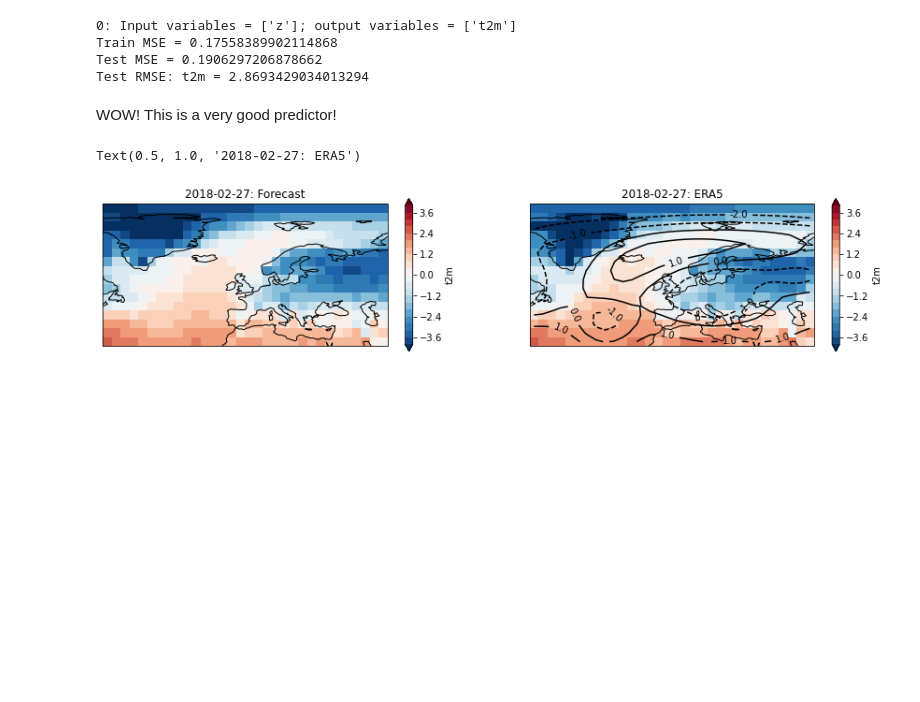
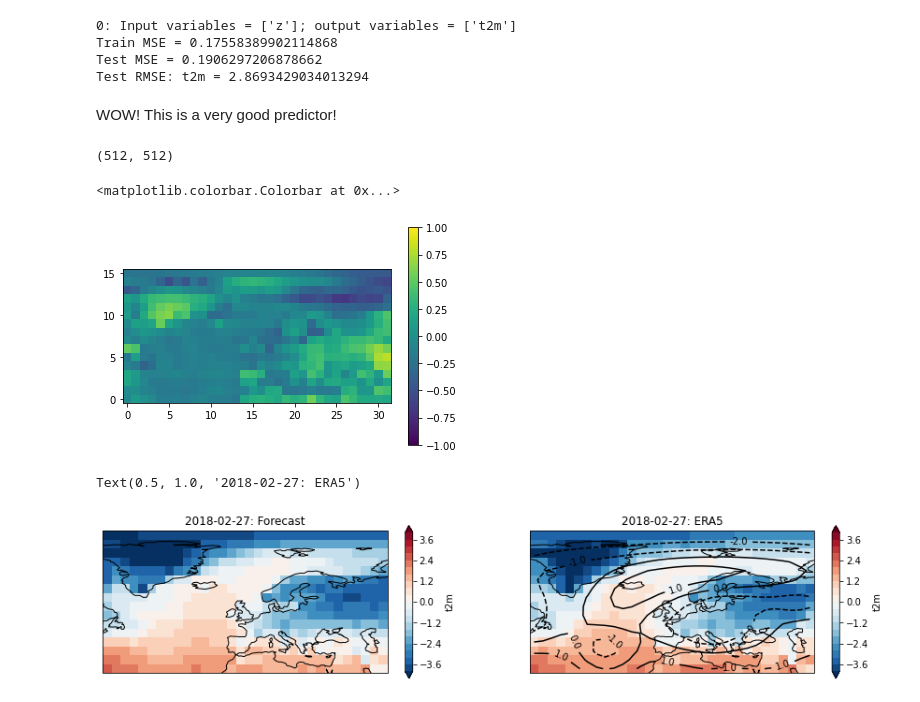
Before and after one commit to steidani/ParetoBoost, a Jupyter notebook: notebooks/01_predict_t2m_europe.ipynb, the cells around one changed output. Drawn from its saved outputs; the diff is of its cells as text; code cells hidden in the pictures; blank space fills up the shorter version.

```diff
--- a/notebooks/00_predict_t2m_europe.ipynb
+++ b/notebooks/01_predict_t2m_europe.ipynb
@@ -336,6 +341,21 @@ Test MSE = 0.1906297206878662
 Test RMSE: t2m = 2.8693429034013294
 # %% [markdown]
 WOW! This is a very good predictor!
+# %%
+# look at the estimates of the model
+np.shape(m.coef_)
+
+# we have 512 models (one for each grid cell), and each model has intercept + 512 coefficients
+# %% [output]
+(512, 512)
+# %%
+coef_x = m.coef_[:, 1].reshape((nlat, nlon))
+# %%
+plt.imshow(coef_x, origin='lower', vmin=-1, vmax=1)
+plt.colorbar()
+# %% [output]
+<matplotlib.colorbar.Colorbar at 0x...>
+[figure, added]
 # %%
 # normalize again for plotting
 p = (p - data_mean['t2m']) / data_std['t2m']
```
Also changed, not shown: parts of 3 cells of this notebook, 1 other file.
